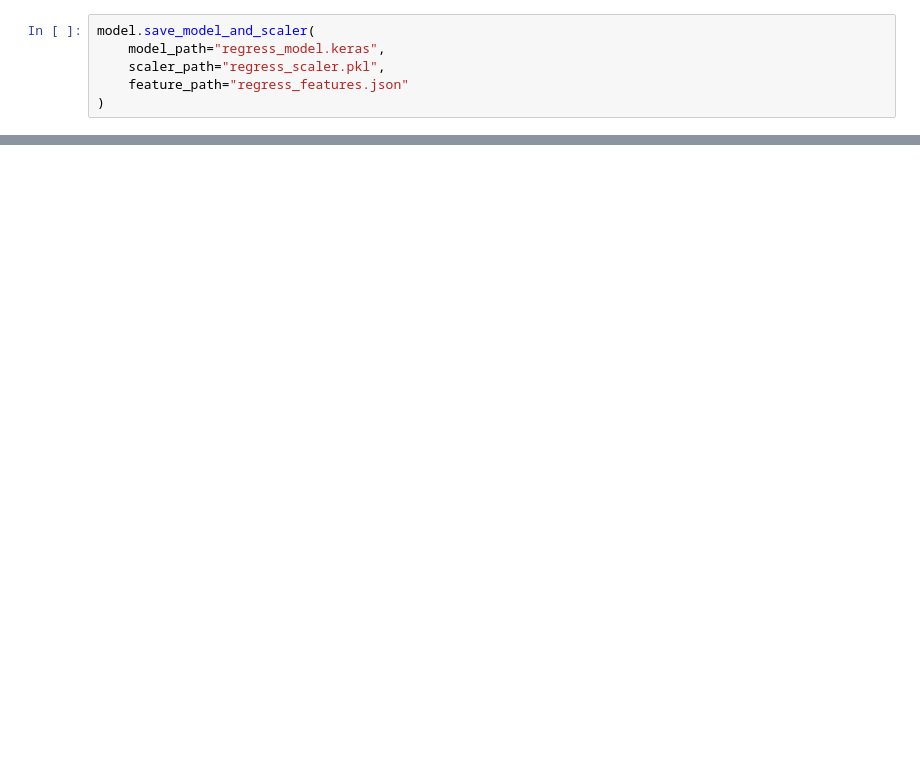
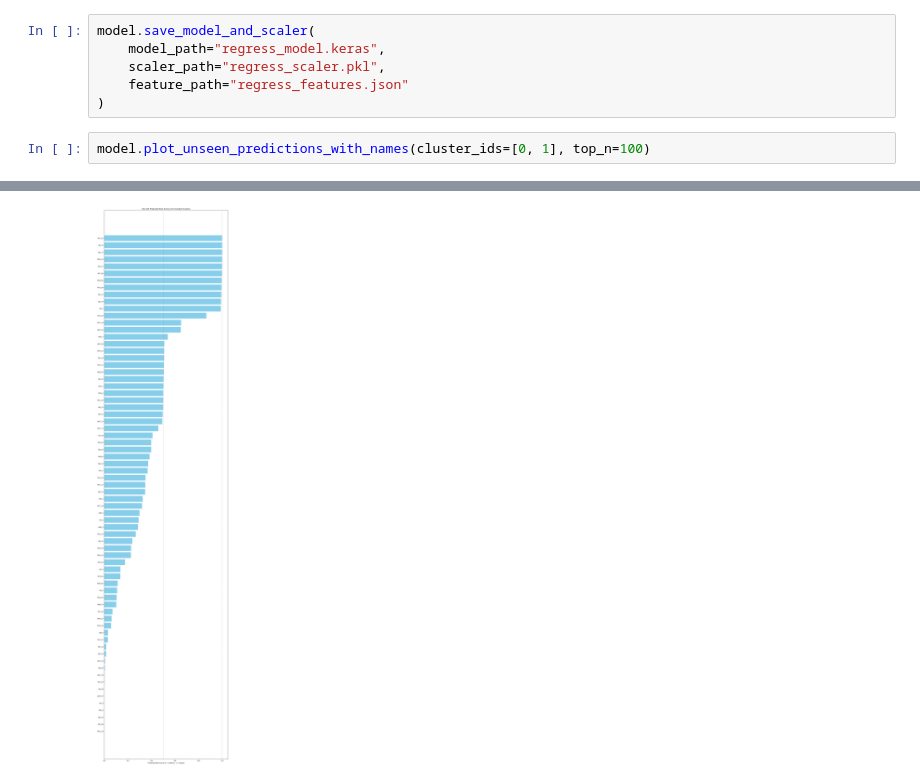
Before and after one commit to adiguzeldeniz/ekip_makine, a Jupyter notebook: Training_regression_model.ipynb, the cells around one changed output, grey strips where cells are left out. Drawn from its saved outputs; the diff is of its cells as text; blank space fills up the shorter version.

```diff
--- a/Training_regression_model.ipynb
+++ b/Training_regression_model.ipynb
@@ -38,3 +38,6 @@ model.save_model_and_scaler(
     scaler_path="regress_scaler.pkl",
     feature_path="regress_features.json"
 )
+# %%
+model.plot_unseen_predictions_with_names(cluster_ids=[0, 1], top_n=100)
+# %% [output]
@@ -40,0 +45 @@ model.save_model_and_scaler(
+[figure, added]
```
Also changed, not shown: parts of 3 cells of this notebook, 6 other files.
